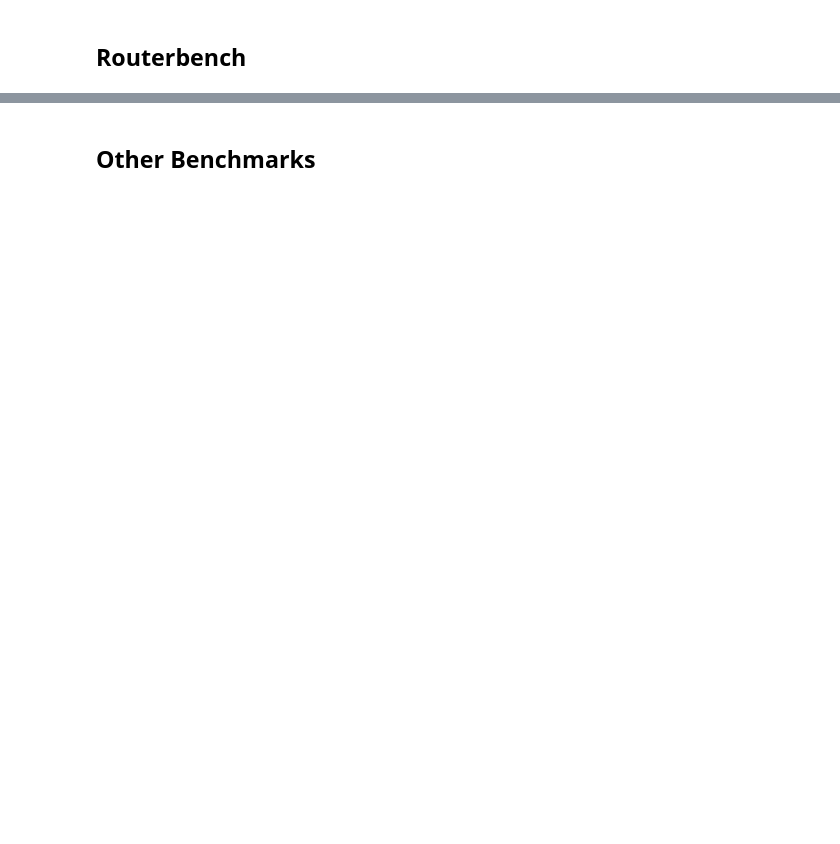
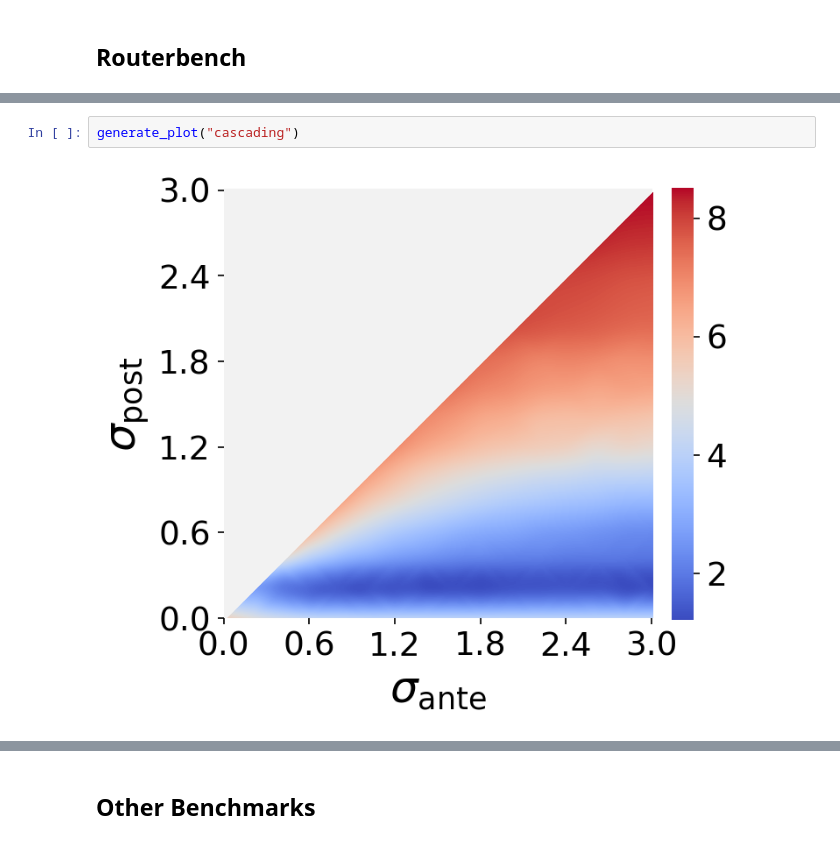
Before and after one commit to eth-sri/cascade-routing, a Jupyter notebook: notebooks/postprocess.ipynb, the cells around one changed output, grey strips where cells are left out. Saved outputs shown, nothing was run; the diff lists cells and outputs as text; blank space fills up the shorter version.

```diff
--- a/notebooks/postprocess.ipynb
+++ b/notebooks/postprocess.ipynb
@@ -191,0 +272,4 @@ sns.lineplot(
+# %%
+generate_plot("cascading")
+# %% [output]
+[figure, added]
```
Also changed, not shown: parts of 29 cells of this notebook, 41 other files.
